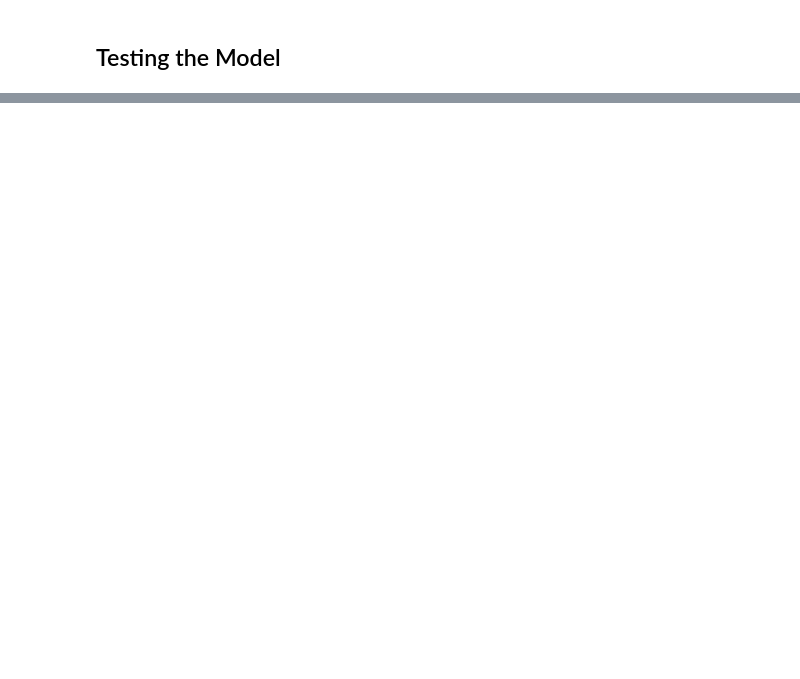
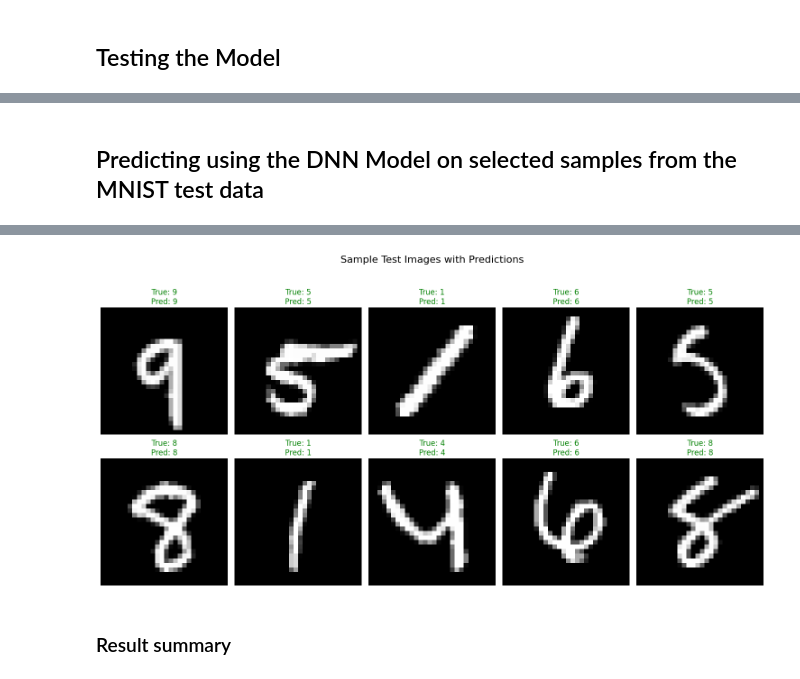
Before and after one commit to joseph-ishola/MNIST, a Jupyter notebook: script.ipynb, the cells around one changed output, grey strips where cells are left out. Saved outputs shown, nothing was run; the diff lists cells and outputs as text; code cells hidden in the pictures; blank space fills up the shorter version.

```diff
--- a/script.ipynb
+++ b/script.ipynb
@@ -527,0 +593,3 @@ _________________________________________________________________
+# %%
+# Reload the entire model (including architecture, weights, and optimizer state)
+dnn_model = keras.models.load_model('mnist_dnn_model.h5')
@@ -527,0 +647,32 @@ _________________________________________________________________
+# %% [markdown]
+## Predicting using the DNN Model on selected samples from the MNIST test data
+# %%
+# Select a random subset of images
+num_samples = 10
+sample_indices = random.sample(range(len(test_images)), num_samples)
+sample_images = test_images[sample_indices]
+sample_labels = test_labels[sample_indices]
+
+# Make predictions on the sample images
+predictions = dnn_model.predict(sample_images)
+predicted_labels = np.argmax(predictions, axis=1)
+
+# Plot the sample images with their true and predicted labels
+plt.figure(figsize=(15, 8))
+for i in range(num_samples):
+    plt.subplot(2, 5, i+1)
+
+    # Reshape and display the image (removing the channel dimension)
+    plt.imshow(sample_images[i].reshape(28, 28), cmap='gray')
+
+    # Display true and predicted labels
+    title_color = 'green' if predicted_labels[i] == sample_labels[i] else 'red'
+    plt.title(f"True: {sample_labels[i]}\nPred: {predicted_labels[i]}",
+              color=title_color)
+    plt.axis('off')
+
+plt.tight_layout()
+plt.suptitle("Sample Test Images with Predictions", fontsize=16)
+plt.subplots_adjust(top=0.88)
+plt.show()
+# %% [output]
@@ -527,0 +680,3 @@ _________________________________________________________________
+[figure, added]
+# %% [markdown]
+### Result summary
```
Also changed, not shown: parts of 36 cells of this notebook.
